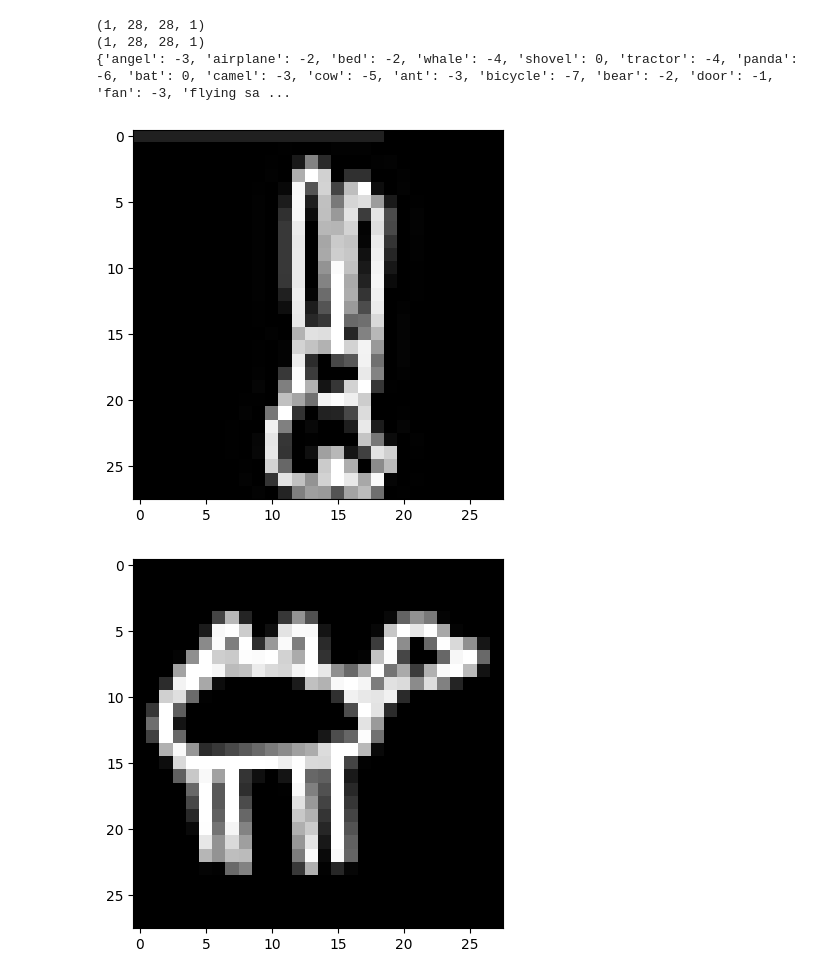
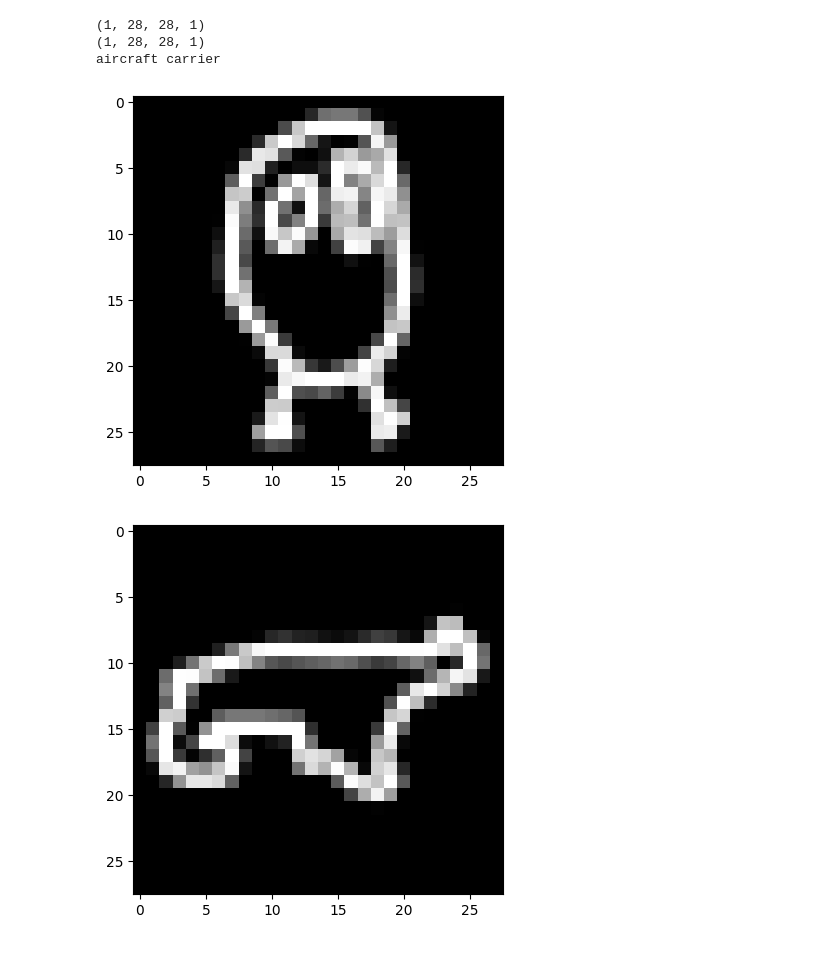
Before and after one commit to Virteso/IDS-Quickdraw-Analysis, a Jupyter notebook: notebook.ipynb, the cells around one changed output. Saved outputs shown, nothing was run; the diff lists cells and outputs as text; code cells hidden in the pictures.

```diff
--- a/notebook.ipynb
+++ b/notebook.ipynb
@@ -80,22 +64,26 @@ Epoch 10/10
+# %%
+i = 0
 # %%
 #model.summary()
 
-testangel = np.load("./testangel.npy")
+testangel = np.load("test/testangel.npy")
 testangel = np.reshape(testangel / 255.0, (1, 28, 28, 1))
-testbat = np.reshape((np.load("./data/numpy_bitmap/bat.npy")[124]) / 255.0, (1, 28, 28, 1))
+picture = np.reshape((np.load("./data/numpy_bitmap/panda.npy")[11]) / 255.0, (1, 28, 28, 1))
+test = np.reshape(np.load("test/shovel.npy") / 255.0, (1, 28, 28, 1))
 print(testangel.shape)
-print(testbat.shape)
-
-probas = model(testangel)
-print(fs.get_class_probas(probas[0]))
-fun.display_picture(np.reshape(testangel, (28, 28)))
+print(test.shape)
+pic = np.reshape(x_train[i], (1, 28, 28))
+pred = fs.get_class_probas(model(pic)[0])
+print(max(pred, key=pred.get))
+fun.display_picture(np.reshape(pic, (28, 28)))
 fun.display_picture(
-    np.reshape(x_test[7], (28, 28))
+    np.reshape(picture, (28, 28))
 )
+i += 1
 # %% [output]
 (1, 28, 28, 1)
 (1, 28, 28, 1)
-{'angel': -3, 'airplane': -2, 'bed': -2, 'whale': -4, 'shovel': 0, 'tractor': -4, 'panda': -6, 'bat': 0, 'camel': -3, 'cow': -5, 'ant': -3, 'bicycle': -7, 'bear': -2, 'door': -1, 'fan': -3, 'flying sa ...
+aircraft carrier
-[figure, old version]
+[figure, new version]
-[figure, old version]
+[figure, new version]
 # %%
```
Also changed, not shown: parts of 6 cells of this notebook, 3 other files.
